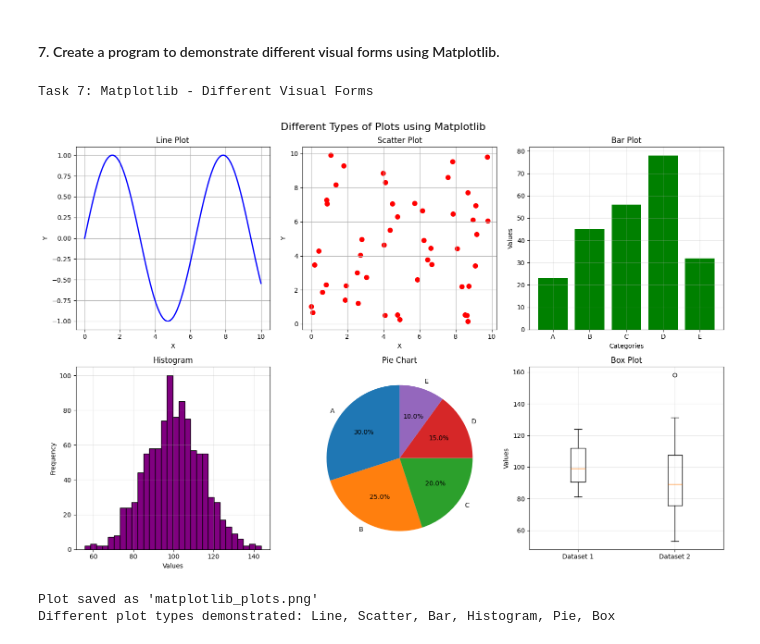
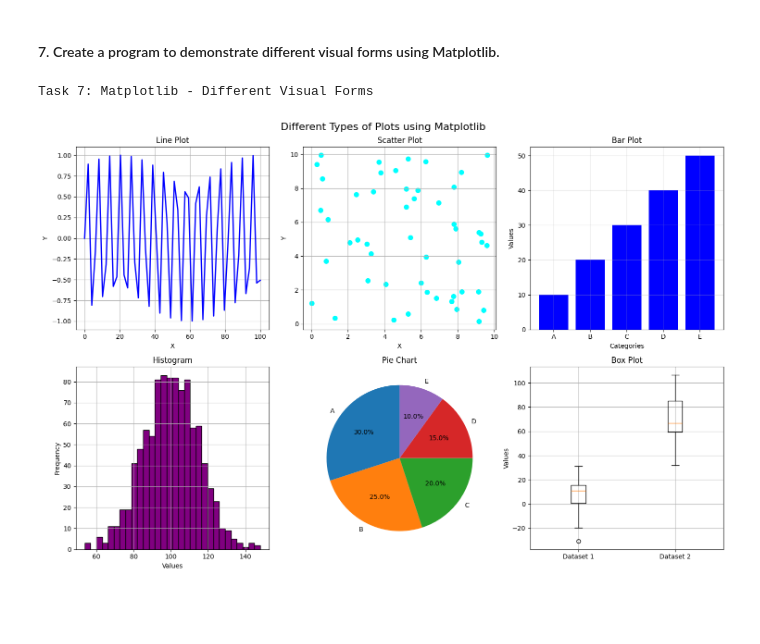
Before and after one commit to bassandroxk/python-work, a Jupyter notebook: lab/experiments/experiment_10/Experiment 10.ipynb, the cells around one changed output. Cells and saved outputs as stored; diff of their text form; code cells hidden in the pictures; blank space fills up the shorter version.

```diff
--- a/lab/experiments/experiment_10/Experiment 10.ipynb
+++ b/lab/experiments/experiment_10/Experiment 10.ipynb
@@ -256,7 +256,7 @@ fig, axes = plt.subplots(2, 3, figsize=(15, 10))
 fig.suptitle('Different Types of Plots using Matplotlib', fontsize=16)
 
 
-x = np.linspace(0, 10, 100)
+x = np.linspace(0, 100)
 y = np.sin(x)
 axes[0, 0].plot(x, y, 'b-', linewidth=2)
 axes[0, 0].set_title('Line Plot')
@@ -267,7 +267,7 @@ axes[0, 0].grid(True)
 
 x_scatter = np.random.rand(50) * 10
 y_scatter = np.random.rand(50) * 10
-axes[0, 1].scatter(x_scatter, y_scatter, c='red', s=50)
+axes[0, 1].scatter(x_scatter, y_scatter, c='cyan', s=50)
 axes[0, 1].set_title('Scatter Plot')
 axes[0, 1].set_xlabel('X')
 axes[0, 1].set_ylabel('Y')
@@ -275,42 +275,37 @@ axes[0, 1].grid(True)
 
 
 categories = ['A', 'B', 'C', 'D', 'E']
-values = [23, 45, 56, 78, 32]
-axes[0, 2].bar(categories, values, color='green')
+values = [10, 20, 30, 40, 50]
+axes[0, 2].bar(categories, values, color='blue')
 axes[0, 2].set_title('Bar Plot')
 axes[0, 2].set_xlabel('Categories')
 axes[0, 2].set_ylabel('Values')
 axes[0, 2].grid(True, alpha=0.3)
 
 
 data = np.random.normal(100, 15, 1000)
 axes[1, 0].hist(data, bins=30, color='purple', edgecolor='black')
 axes[1, 0].set_title('Histogram')
 axes[1, 0].set_xlabel('Values')
 axes[1, 0].set_ylabel('Frequency')
-axes[1, 0].grid(True, alpha=0.3)
+axes[1, 0].grid(True, alpha=0.9)
 
 
 sizes = [30, 25, 20, 15, 10]
 labels = ['A', 'B', 'C', 'D', 'E']
 axes[1, 1].pie(sizes, labels=labels, autopct='%1.1f%%', startangle=90)
 axes[1, 1].set_title('Pie Chart')
 
 
-data_box = [np.random.normal(100, 15, 50), np.random.normal(90, 20, 50)]
+data_box = [np.random.normal(10, 15, 50), np.random.normal(70, 20, 50)]
 axes[1, 2].boxplot(data_box, labels=['Dataset 1', 'Dataset 2'])
 axes[1, 2].set_title('Box Plot')
 axes[1, 2].set_ylabel('Values')
-axes[1, 2].grid(True, alpha=0.3)
+axes[1, 2].grid(True, alpha=0.9)
 
 plt.tight_layout()
 plt.savefig('matplotlib_plots.png', dpi=100, bbox_inches='tight')
 plt.show()
-
-print("Plot saved as 'matplotlib_plots.png'")
-print("Different plot types demonstrated: Line, Scatter, Bar, Histogram, Pie, Box")
 # %% [output]
 Task 7: Matplotlib - Different Visual Forms
-[figure, old version]
+[figure, new version]
-Plot saved as 'matplotlib_plots.png'
-Different plot types demonstrated: Line, Scatter, Bar, Histogram, Pie, Box
```
Also changed, not shown: parts of 1 cell of this notebook, 1 other file.
